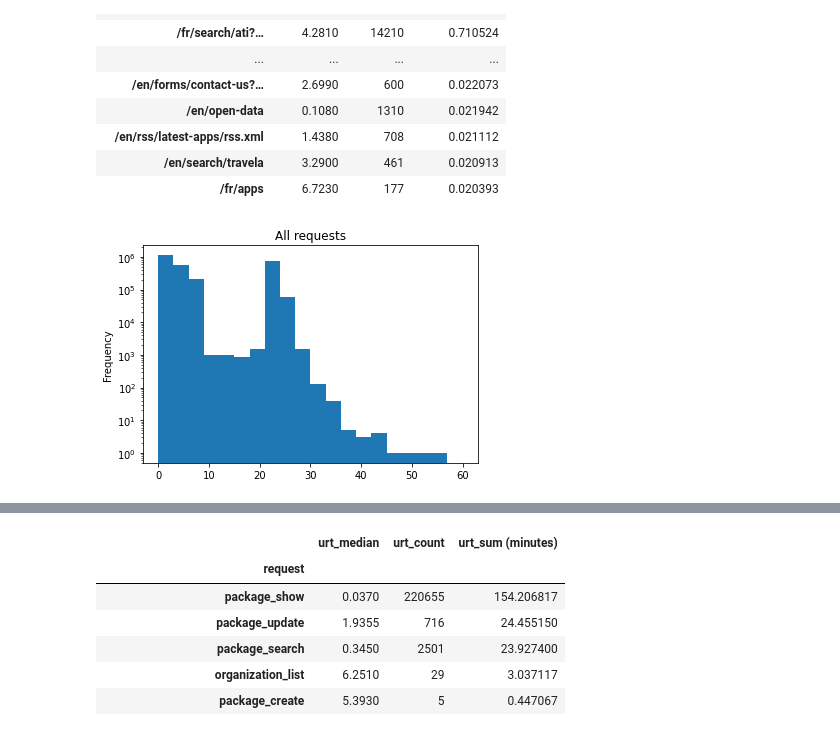
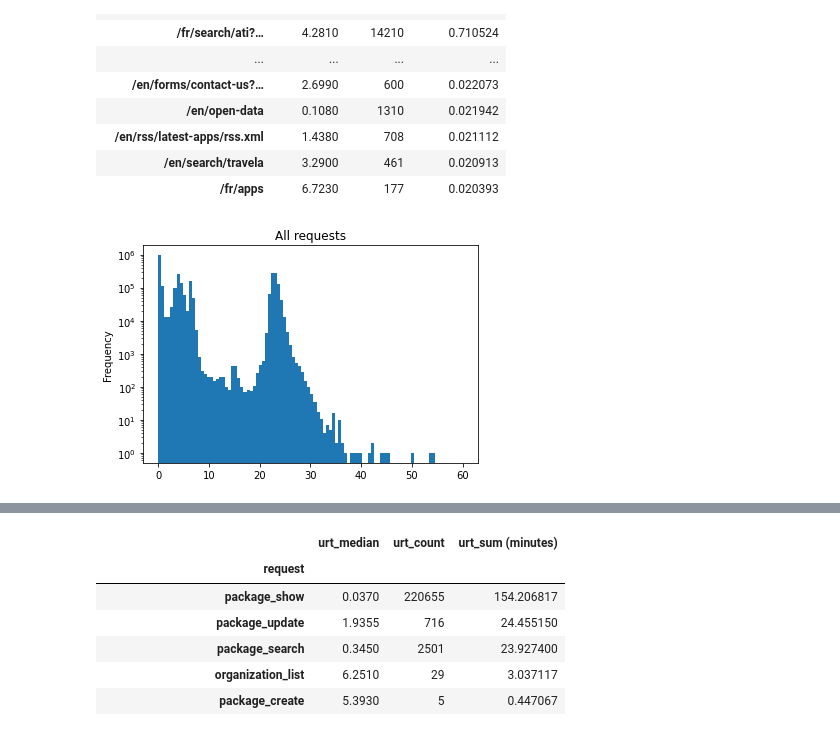
Before and after one commit to wardi/issue, a Jupyter notebook: analysis.ipynb, the cells around one changed output, grey strips where cells are left out. Saved outputs shown, nothing was run; the diff lists cells and outputs as text; code cells hidden in the pictures.

```diff
--- a/analysis.ipynb
+++ b/analysis.ipynb
@@ -64,6 +65,6 @@ busy.sort_values('urt_sum', ascending=False).rename(
 | /fr/apps | 6.7230 | 177 | 0.020393 |
 # %%
 ax = df['urt'].plot.hist(
-    bins=20, log=True, range=[0,60], title="All requests")
+    bins=100, log=True, range=[0,60], title="All requests")
 # %% [output]
-[figure, old version]
+[figure, new version]
```
Also changed, not shown: parts of 15 cells of this notebook.
